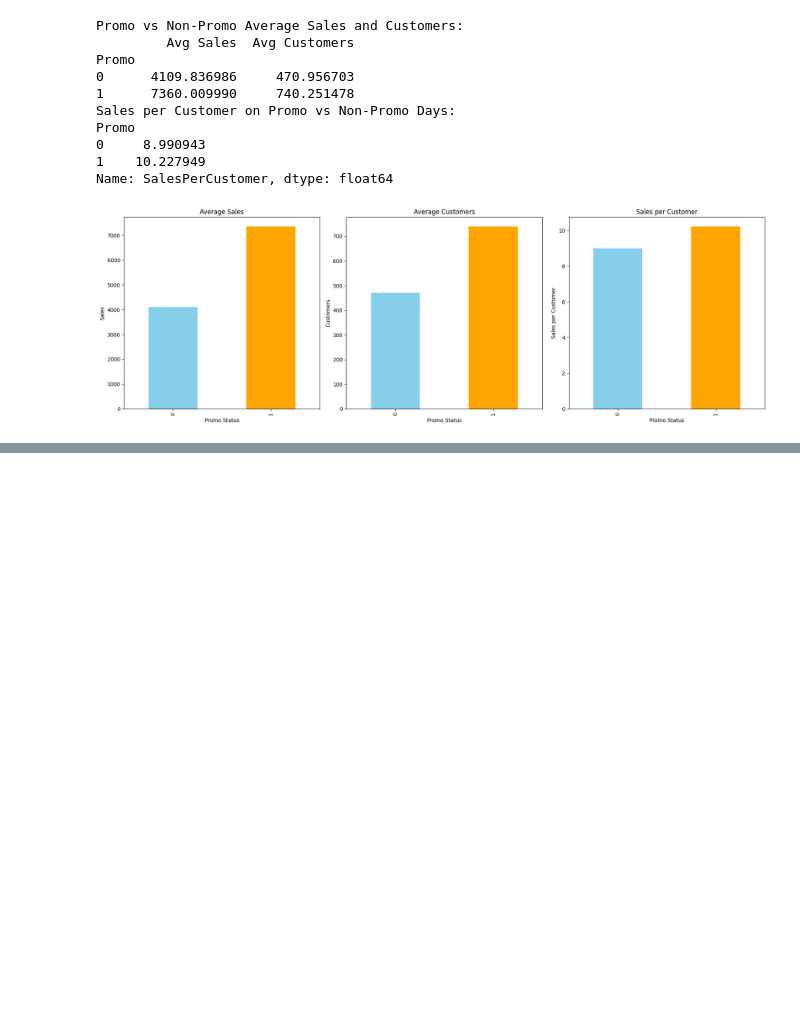
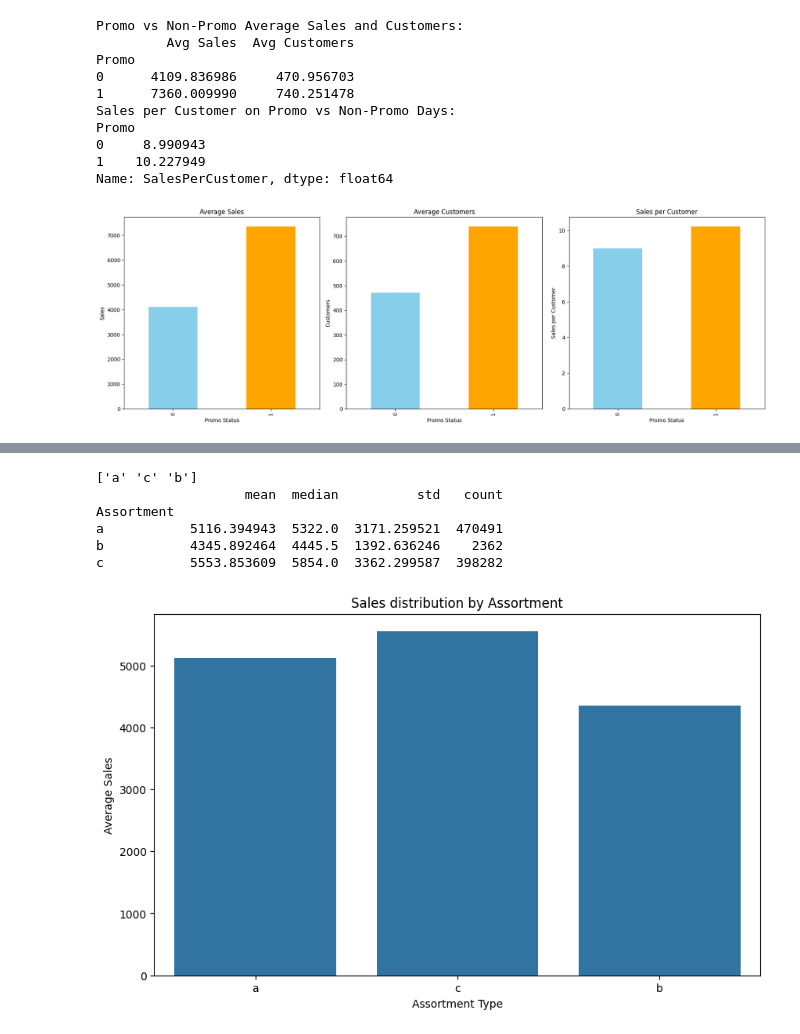
Before and after one commit to Semir1r/Rossmann_Pharmaceuticals_sales_forecast, a Jupyter notebook: notebooks/sales_analysis.ipynb, the cells around one changed output, grey strips where cells are left out. Saved outputs shown, nothing was run; the diff lists cells and outputs as text; code cells hidden in the pictures; blank space fills up the shorter version.

```diff
--- a/notebooks/sales_analysis.ipynb
+++ b/notebooks/sales_analysis.ipynb
@@ -334,0 +416,22 @@ Name: SalesPerCustomer, dtype: float64
+# %%
+# Check unique values in the Assortment column to understand its categories
+print(merged_data['Assortment'].unique())
+
+assortment_sales = merged_data.groupby('Assortment')[sales_column].agg(['mean', 'median', 'std', 'count'])
+print(assortment_sales)
+
+# Visualize the mean sales for each assortment type
+plt.figure(figsize=(10, 6))
+sns.barplot(x='Assortment', y=sales_column, data=merged_data, ci=None)
+plt.title('Sales distribution by Assortment')
+plt.xlabel('Assortment Type')
+plt.ylabel('Average Sales')
+plt.show()
+# %% [output]
+['a' 'c' 'b']
+                   mean  median          std   count
+Assortment
+a           5116.394943  5322.0  3171.259521  470491
+b           4345.892464  4445.5  1392.636246    2362
+c           5553.853609  5854.0  3362.299587  398282
+[figure, added]
```
Also changed, not shown: parts of 4 cells of this notebook, 4 other files.
